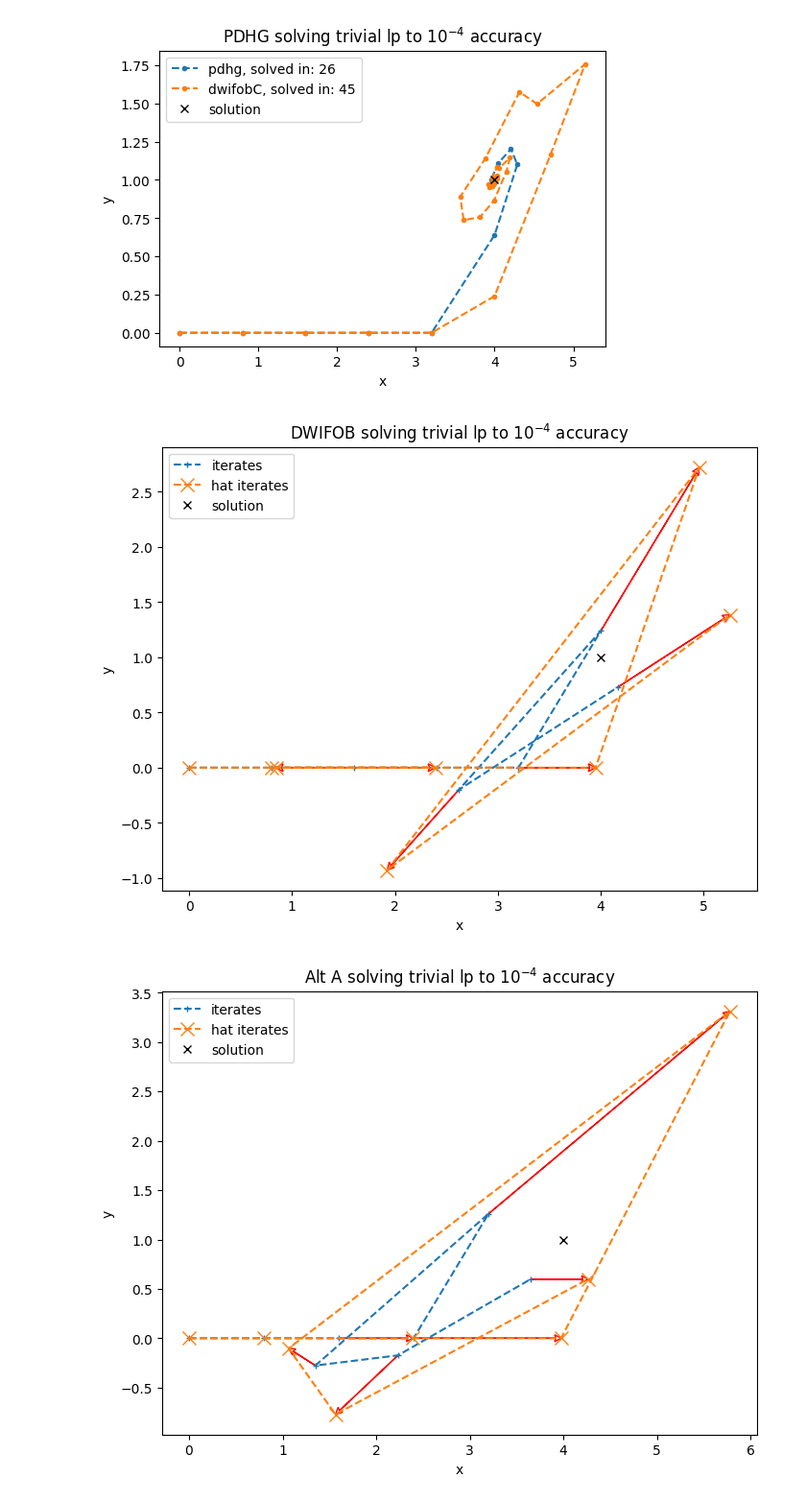
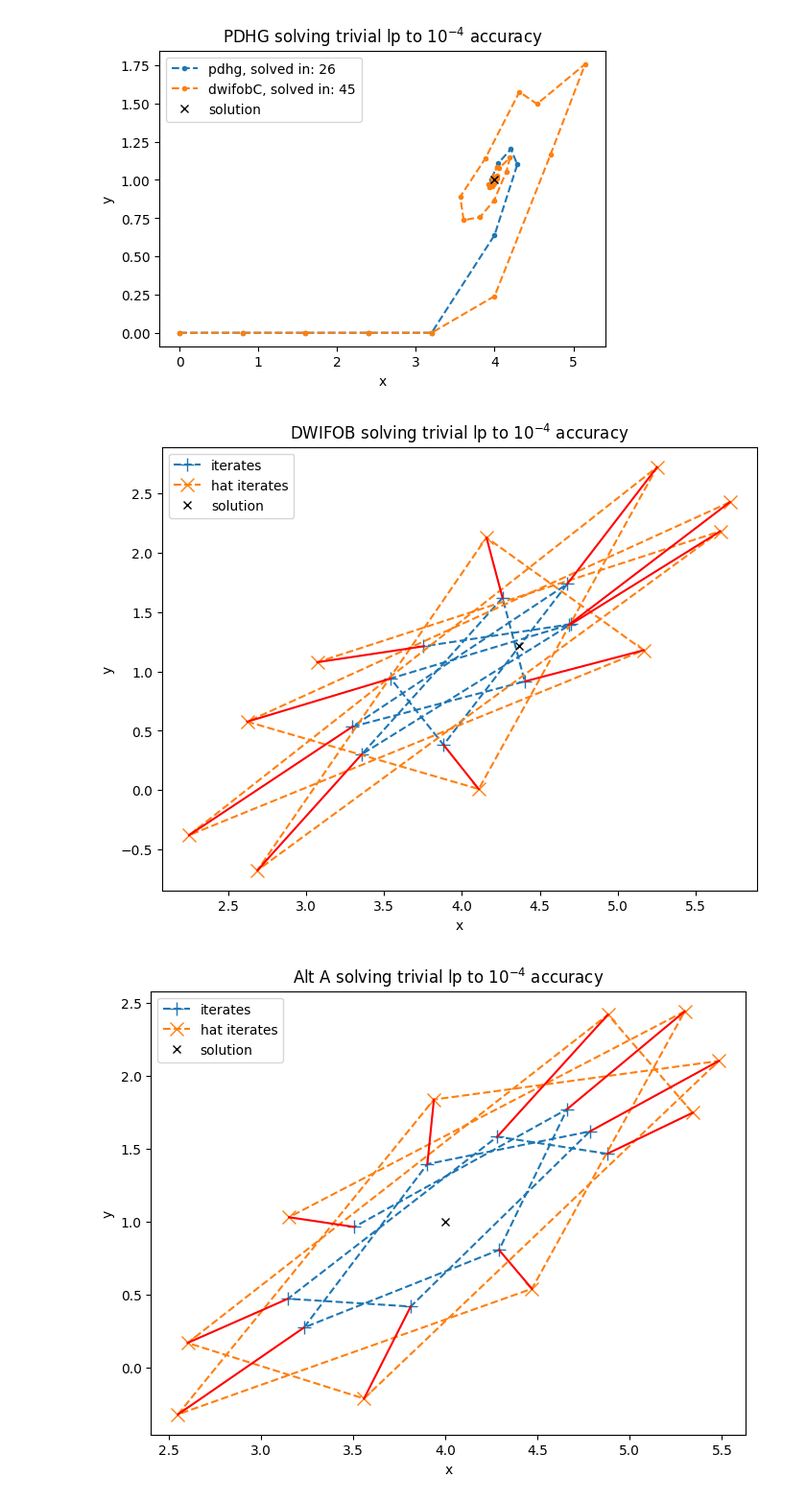
Before and after one commit to TheodorAT/MasterThesis, a Jupyter notebook: scripts/plot_convegence_understanding.ipynb, the cells around one changed output. Shown at 96% size. Saved outputs shown, nothing was run; the diff lists cells and outputs as text; code cells hidden in the pictures.

```diff
--- a/scripts/plot_convegence_understanding.ipynb
+++ b/scripts/plot_convegence_understanding.ipynb
@@ -9,29 +9,32 @@ rootdir = "../results/datapoints"
 plot_info_files = []
 for subdir, dirs, files in os.walk(rootdir):
     for file in files:
-        if file.endswith(".json") and "detailed" in file:
+        if file.endswith("detailed.json"):
             plot_info_files.append(os.path.join(subdir, file))
     break
 
 # Reading the files and storing the info in dicts:
-plot_info_1e4 = {}
-plot_info_1e8 = {}
+plot_info_less_trivial_1e4 = {}
+plot_info_less_trivial_1e8 = {}
+plot_info_self_1e4 = {}
 
 for file in plot_info_files:
     file_name = file.split("/")[-1].removesuffix('.json')
 
     if (file_name.startswith("less_trivial_lp") and "1e-4" in file_name):
         with open(file) as json_content:
-            plot_info_1e4[file_name] = json.load(json_content)
+            plot_info_less_trivial_1e4[file_name] = json.load(json_content)
         # print("Read file:", file_name)
 
     if (file_name.startswith("less_trivial_lp") and "1e-8" in file_name):
         with open(file) as json_content:
-            plot_info_1e8[file_name] = json.load(json_content)
+            plot_info_less_trivial_1e8[file_name] = json.load(json_content)
         print("Read file:", file_name)
 
-# print("Inner keys:")
-# print(plot_info_1e4[file_name].keys())
+    if (file_name.startswith("self") and "1e-4" in file_name):
+        with open(file) as json_content:
+            plot_info_self_1e4[file_name] = json.load(json_content)
+        print("Read file:", file_name)
 # %% [output]
 Read file: less_trivial_lp_dwifob_alt_C_+primal_weight_restart=40_1e-8_m=0_detailed
 Read file: less_trivial_lp_dwifob_alt_C_+primal_weight_restart=40_1e-8_m=1_detailed
@@ -38,10 +59,10 @@ Read file: less_trivial_lp_dwifob_alt_C_+primal_weight_restart=40_1e-8_m=1_detai
 # %%
 # Visualizing the trivial lp solved with PDHG:
-pdgh_solve = plot_info_1e4["less_trivial_lp_dwifob_dwifob_1e-4_m=0_detailed"]
-dwifob_solve = plot_info_1e4["less_trivial_lp_dwifob_dwifob_1e-4_m=1_detailed"]
-dwifob_solveA = plot_info_1e4["less_trivial_lp_dwifob_altA_dwifob_1e-4_m=1_detailed"]
-dwifob_solveB = plot_info_1e4["less_trivial_lp_dwifob_altB_dwifob_1e-4_m=1_detailed"]
-dwifob_solveC = plot_info_1e4["less_trivial_lp_dwifob_altC_dwifob_1e-4_m=1_detailed"]
+pdgh_solve = plot_info_less_trivial_1e4["less_trivial_lp_dwifob_dwifob_1e-4_m=0_detailed"]
+dwifob_solve = plot_info_less_trivial_1e4["less_trivial_lp_dwifob_dwifob_1e-4_m=1_detailed"]
+dwifob_solveA = plot_info_less_trivial_1e4["less_trivial_lp_dwifob_altA_dwifob_1e-4_m=1_detailed"]
+dwifob_solveB = plot_info_less_trivial_1e4["less_trivial_lp_dwifob_altB_dwifob_1e-4_m=1_detailed"]
+dwifob_solveC = plot_info_less_trivial_1e4["less_trivial_lp_dwifob_altC_dwifob_1e-4_m=1_detailed"]
 
 plt.figure(figsize=(6, 4))
 iters=len(pdgh_solve["primal_iterates"])
@@ -90,18 +121,18 @@ def plot_dwifob_iterates(dwifob_solve, window, end, title):
     plt.title(title)
     plt.legend();
 # %%
-dwifob_solve = plot_info_1e4["less_trivial_lp_dwifob_dwifob_1e-4_m=1_detailed"]
-dwifob_solve_altA = plot_info_1e4["less_trivial_lp_dwifob_altA_dwifob_1e-4_m=1_detailed"]
-dwifob_solve_altB = plot_info_1e4["less_trivial_lp_dwifob_altB_dwifob_1e-4_m=1_detailed"]
-dwifob_solve_altC = plot_info_1e4["less_trivial_lp_dwifob_altC_dwifob_1e-4_m=1_detailed"]
+dwifob_solve = plot_info_less_trivial_1e4["less_trivial_lp_dwifob_dwifob_1e-4_m=1_detailed"]
+dwifob_solve_altA = plot_info_less_trivial_1e4["less_trivial_lp_dwifob_altA_dwifob_1e-4_m=1_detailed"]
+dwifob_solve_altB = plot_info_less_trivial_1e4["less_trivial_lp_dwifob_altB_dwifob_1e-4_m=1_detailed"]
+dwifob_solve_altC = plot_info_less_trivial_1e4["less_trivial_lp_dwifob_altC_dwifob_1e-4_m=1_detailed"]
 
 iters=len(dwifob_solve["primal_iterates"])
-end = 8         # Up to which iterate we see.
+end = 20         # Up to which iterate we see.
 window = 10      # How many iterates we see at the same time.
 plot_dwifob_iterates(dwifob_solve, window, end, "DWIFOB solving trivial lp to $10^{-4}$ accuracy")
 plot_dwifob_iterates(dwifob_solve_altA, window, end, "Alt A solving trivial lp to $10^{-4}$ accuracy")
 plot_dwifob_iterates(dwifob_solve_altB, window, end, "Alt B solving trivial lp to $10^{-4}$ accuracy")
 plot_dwifob_iterates(dwifob_solve_altC, window, end, "Alt C solving trivial lp to $10^{-4}$ accuracy")
 # %% [output]
-[figure, old version]
+[figure, new version]
-[figure, old version]
+[figure, new version]
```
Also changed, not shown: parts of 5 cells of this notebook, 6 other files.
